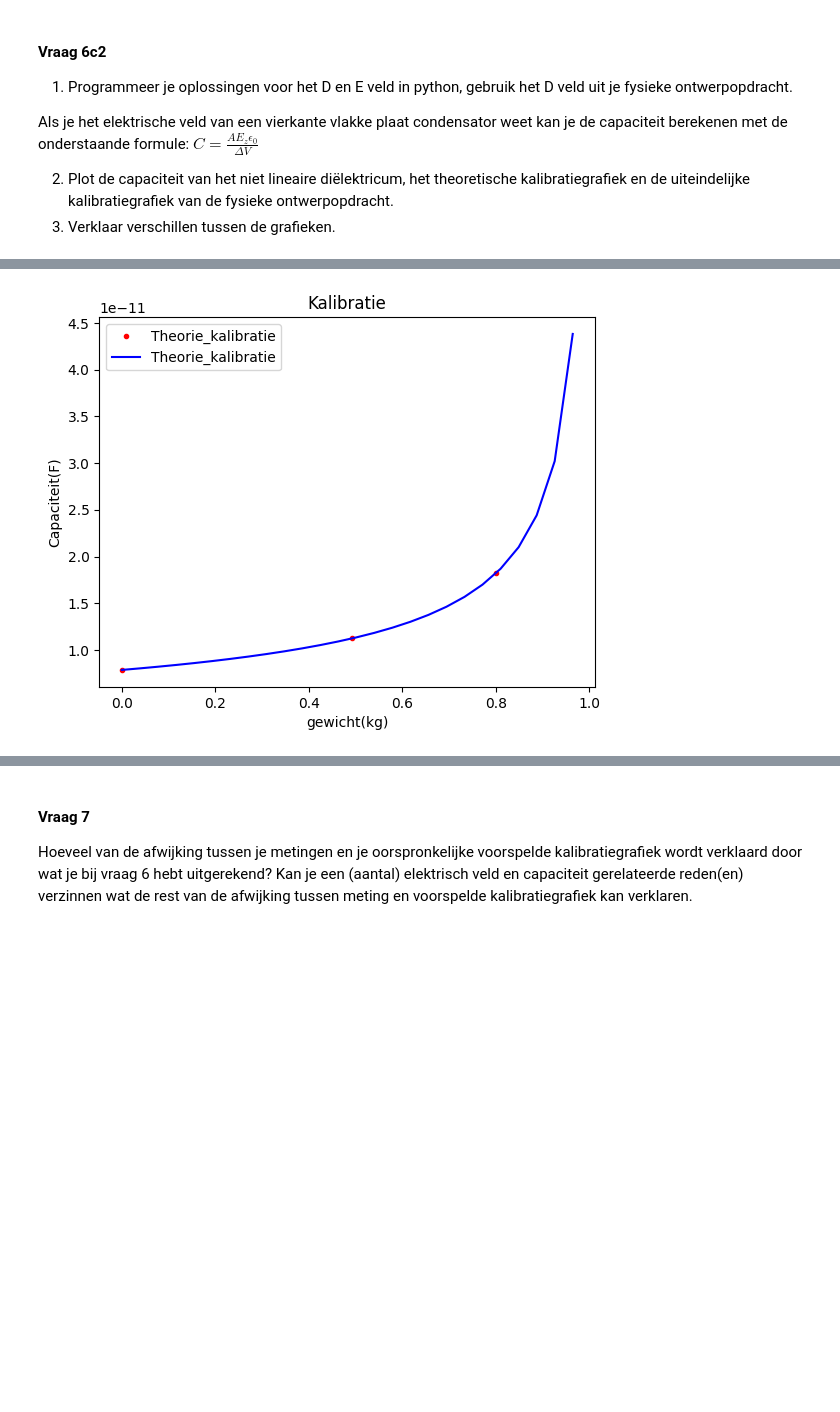
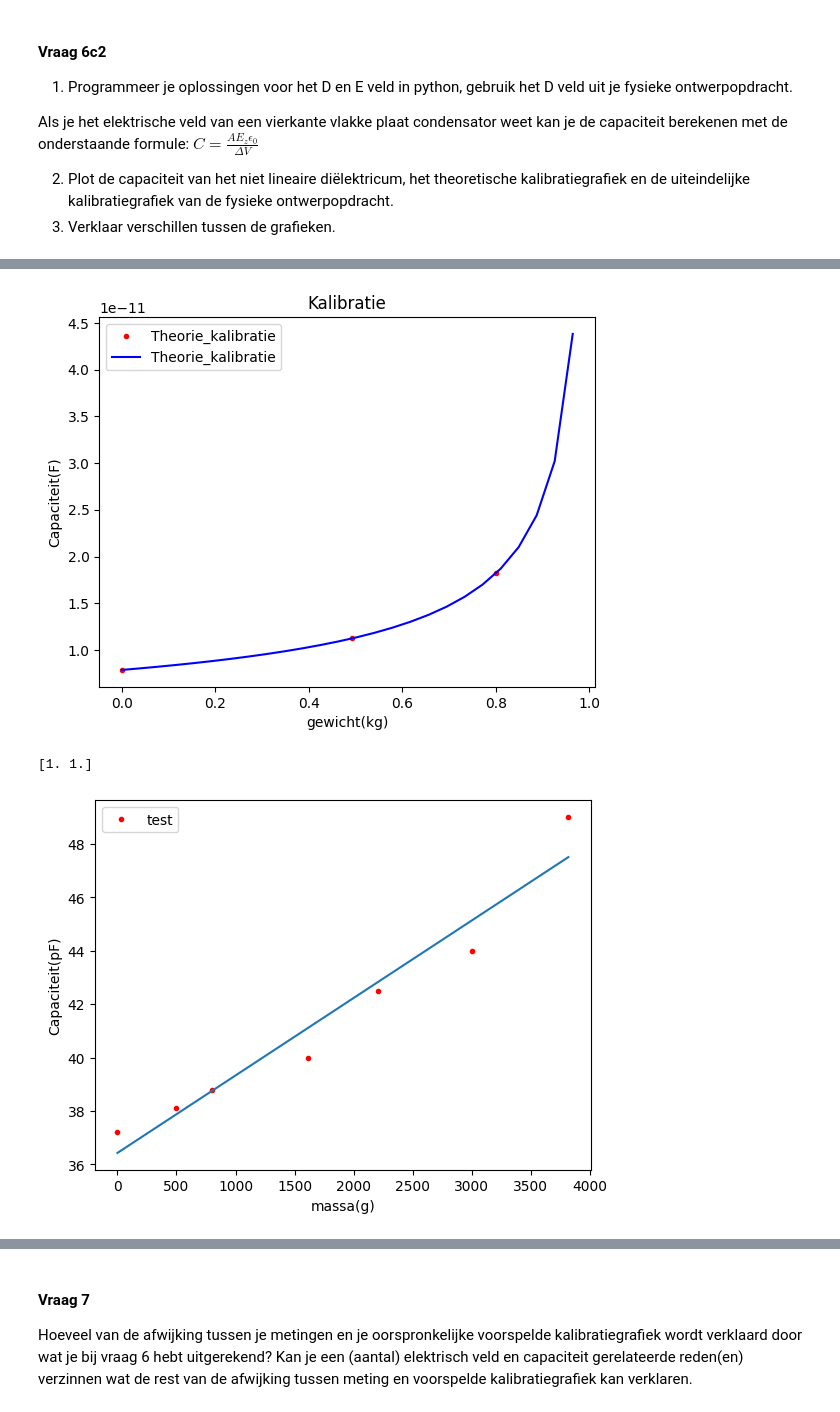
Before and after one commit to luckykat07/opdrachten-DEF-D_LE, a Jupyter notebook: DigitaleOntwerpopdrachten/1CondensatorOpdracht/CondensatorOntwerpopdracht.ipynb, the cells around one changed output, grey strips where cells are left out. Cells and saved outputs as stored; diff of their text form; code cells hidden in the pictures; blank space fills up the shorter version.

```diff
--- a/DigitaleOntwerpopdrachten/1CondensatorOpdracht/CondensatorOntwerpopdracht.ipynb
+++ b/DigitaleOntwerpopdrachten/1CondensatorOpdracht/CondensatorOntwerpopdracht.ipynb
@@ -1239,6 +1239,7 @@ e0 = 8.854*10e-12
 er = 3.5
 Gewicht = np.array([0, 0.4919, 0.800, 1.6158, 2.2031, 3.0031, 3.8189])
 Capaciteit_meting = np.array([37.2,38.1, 38.8, 40.0, 42.5, 44.0, 49])*10e-12
+Capaciteit_meting2 = np.array([37.2,38.1, 38.8, 40.0, 42.5, 44.0, 49])
 Test_Array = np.linspace(0.035, 0.001, 100)
 Test_Array_Kalibratie = np.linspace(0, 3.8189, 100)
 Kalibratie_Array = np.linspace(0, 3.8189, 7)
@@ -1253,30 +1254,49 @@ def D_veld(A, r, V): #had tijdens de ontwerpopdracht geen D-veld gevonden dus hi
     return (e0*er*A)/r*V
 
 def Kalibratie_Fit(m, alpha, rmax):
     return Capaciteit(10e-2, E_condensator(0.3, 0.7, D_veld(10e-2, rmax*(1-alpha*m), 16)), 16)
 
 E_Dveld = E_condensator(0.3, 0.7, D_veld(10e-2, Test_Array, 16)) #het berekenen van de E voor de gevonde waardes van chi en het D-veld uit de fysieke ontwerpopdracht
 
 val, cov = curve_fit(Kalibratie_Fit, Kalibratie_Array, Capaciteit_meting)
 
 plt.figure()
 plt.title("capaciteit van een niet linear diëlektrische stof")
 plt.xlabel("afstand(m)")
 plt.ylabel("Capaciteit(F)")
 plt.plot(Test_Array, Capaciteit(10e-2, E_Dveld, 16), 'b', label="niet lineare diëlektrium")
 plt.legend()
 plt.show()
 
 #plt.plot(x, kalibratie2, 'b.', label="Ontwerp_kalibratie")
 plt.figure()
 plt.title("Kalibratie")
 plt.xlabel("gewicht(kg)")
 plt.ylabel("Capaciteit(F)")
 plt.plot(Gewicht, Kalibratie_Fit(Gewicht, val[0], 0.035), 'r.', label="Theorie_kalibratie")
 plt.plot(Test_Array_Kalibratie, Kalibratie_Fit(Test_Array_Kalibratie, val[0], 0.035), 'b', label="Theorie_kalibratie")
 #plt.plot(Gewicht, Capaciteit_meting, 'g.', label="metingen")
 plt.legend()
 plt.show()
+Gewicht = np.array([0, 491.9, 800, 1615.8, 2203.1, 3003.1, 3818.9])
+Capaciteit = np.array([37.2,38.1, 38.8, 40.0, 42.5, 44.0, 49])
+u_m = 5
+u_C = 0.3
+def Fit_Func(m, k, b):
+    return k*m+ b
+#(8.854e-12*1.065*0.04/(0.015-((9.81*m)/k)))\n",
+#Capaciteit_fit = Capaciteit*10e-12\n",
+val1, cov1 = curve_fit(Fit_Func, Gewicht, Capaciteit)
+print(val)
+plt.figure()
+plt.plot(Gewicht, Capaciteit_meting2, 'r.', label="test")
+plt.plot(Gewicht, Fit_Func(Gewicht, val1[0], val1[1]))
+plt.xlabel("massa(g)")
+plt.ylabel("Capaciteit(pF)")
+plt.legend()
+plt.show()
 # %% [output]
 [figure]
 [figure]
+[1. 1.]
+[figure, added]
```
Also changed, not shown: parts of 2 cells of this notebook, 1 other file.
